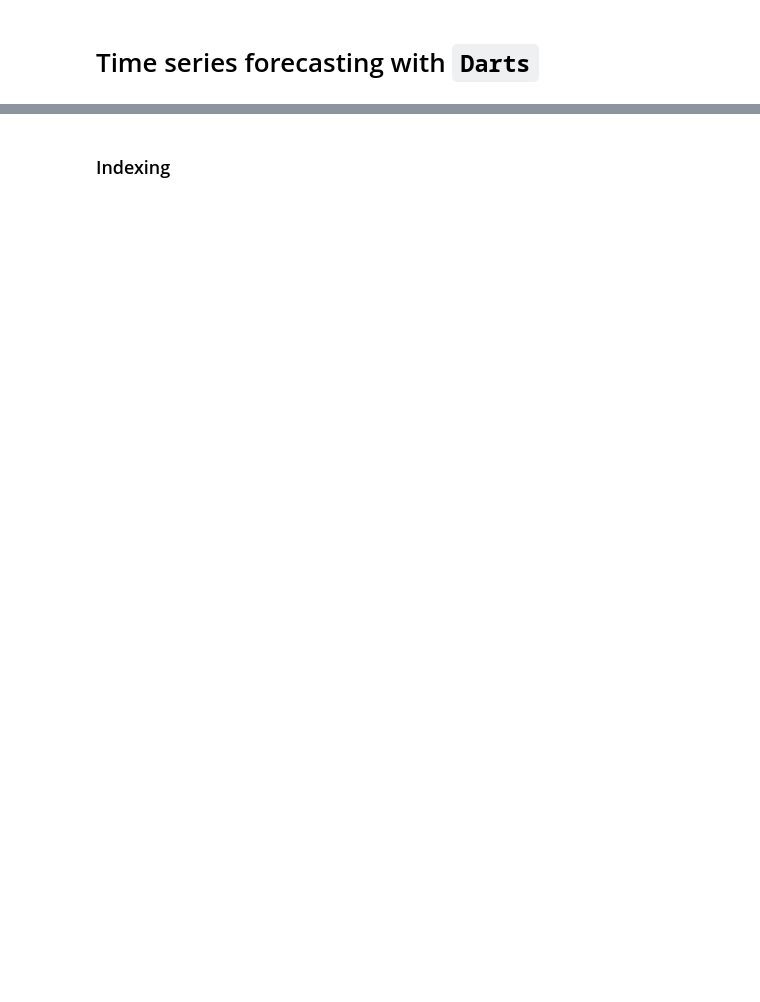
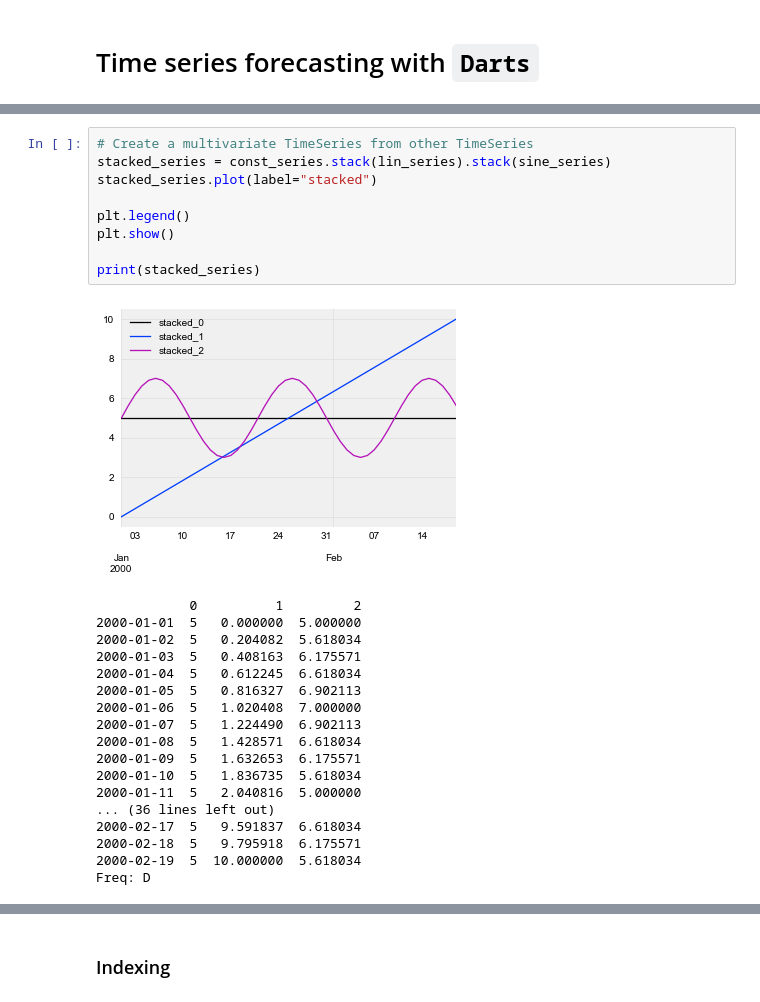
Before and after one commit to spazzy/darts, a Jupyter notebook: examples/darts-detailed-overview.ipynb, the cells around one changed output, grey strips where cells are left out. Drawn from its saved outputs; the diff is of its cells as text; blank space fills up the shorter version.

```diff
--- a/examples/darts-detailed-overview.ipynb
+++ b/examples/darts-detailed-overview.ipynb
@@ -12,0 +108,28 @@
+# %%
+# Create a multivariate TimeSeries from other TimeSeries
+stacked_series = const_series.stack(lin_series).stack(sine_series)
+stacked_series.plot(label="stacked")
+
+plt.legend()
+plt.show()
+
+print(stacked_series)
+# %% [output]
+[figure, added]
+            0          1         2
+2000-01-01  5   0.000000  5.000000
+2000-01-02  5   0.204082  5.618034
+2000-01-03  5   0.408163  6.175571
+2000-01-04  5   0.612245  6.618034
+2000-01-05  5   0.816327  6.902113
+2000-01-06  5   1.020408  7.000000
+2000-01-07  5   1.224490  6.902113
+2000-01-08  5   1.428571  6.618034
+2000-01-09  5   1.632653  6.175571
+2000-01-10  5   1.836735  5.618034
+2000-01-11  5   2.040816  5.000000
+... (36 lines left out)
+2000-02-17  5   9.591837  6.618034
+2000-02-18  5   9.795918  6.175571
+2000-02-19  5  10.000000  5.618034
+Freq: D
```
Also changed, not shown: parts of 24 cells of this notebook, 2 other files.
